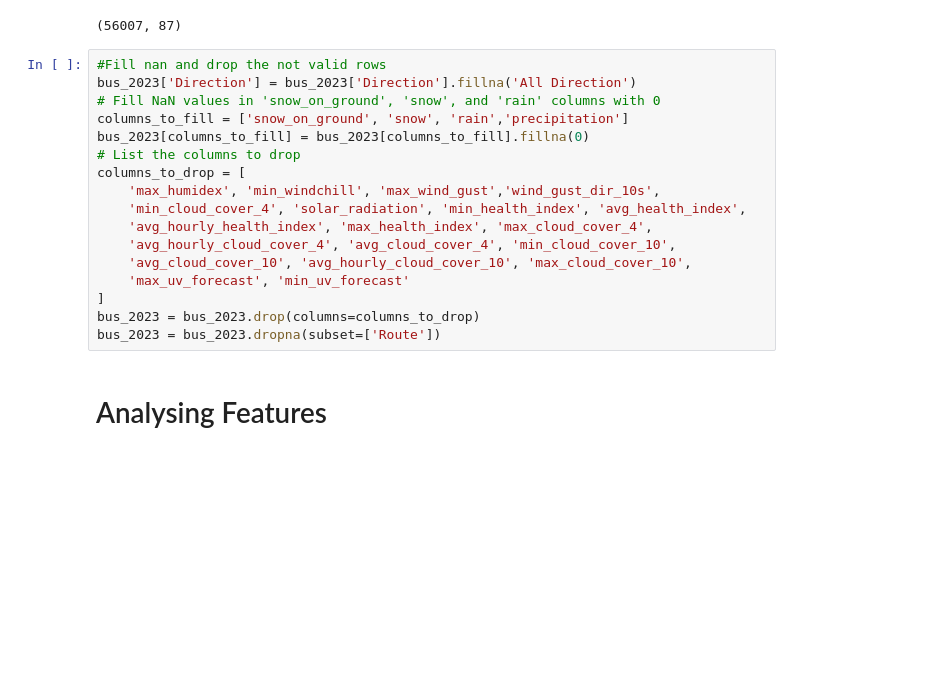
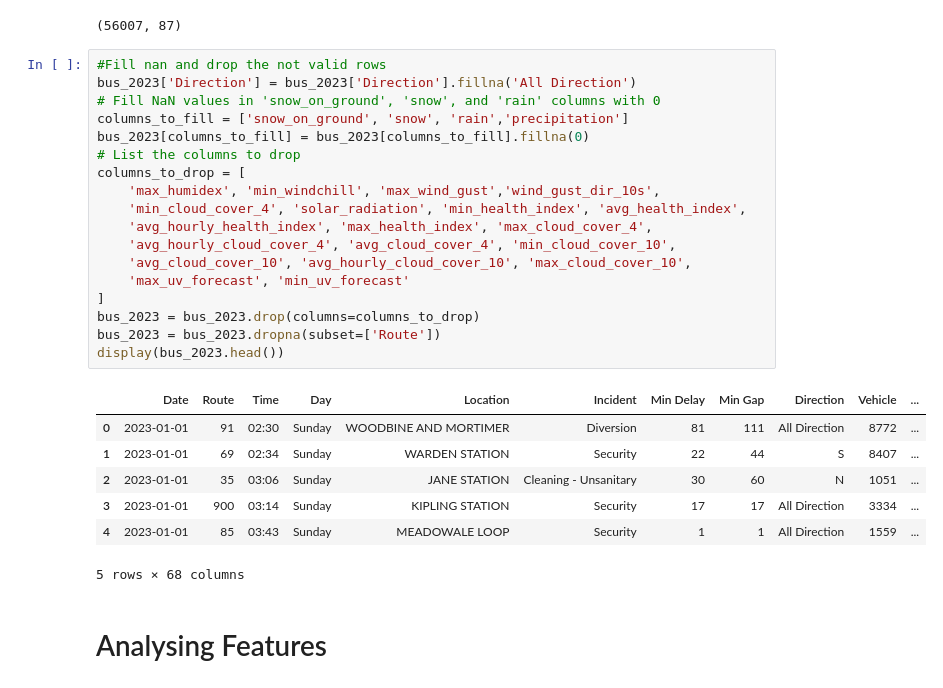
Before and after one commit to roman12b/Big_Project_TTC_Delays, a Jupyter notebook: bus_delay.ipynb, the cells around one changed output. Saved outputs shown, nothing was run; the diff lists cells and outputs as text; blank space fills up the shorter version.

```diff
--- a/bus_delay.ipynb
+++ b/bus_delay.ipynb
@@ -127,20 +127,29 @@ No rows with exactly the same data.
 # %%
 #Fill nan and drop the not valid rows
 bus_2023['Direction'] = bus_2023['Direction'].fillna('All Direction')
 # Fill NaN values in 'snow_on_ground', 'snow', and 'rain' columns with 0
 columns_to_fill = ['snow_on_ground', 'snow', 'rain','precipitation']
 bus_2023[columns_to_fill] = bus_2023[columns_to_fill].fillna(0)
 # List the columns to drop
 columns_to_drop = [
     'max_humidex', 'min_windchill', 'max_wind_gust','wind_gust_dir_10s',
     'min_cloud_cover_4', 'solar_radiation', 'min_health_index', 'avg_health_index',
     'avg_hourly_health_index', 'max_health_index', 'max_cloud_cover_4',
     'avg_hourly_cloud_cover_4', 'avg_cloud_cover_4', 'min_cloud_cover_10',
     'avg_cloud_cover_10', 'avg_hourly_cloud_cover_10', 'max_cloud_cover_10',
     'max_uv_forecast', 'min_uv_forecast'
 ]
 bus_2023 = bus_2023.drop(columns=columns_to_drop)
 bus_2023 = bus_2023.dropna(subset=['Route'])
+display(bus_2023.head())
+# %% [output]
+|  | Date | Route | Time | Day | Location | Incident | Min Delay | Min Gap | Direction | Vehicle | ... |
+| 0 | 2023-01-01 | 91 | 02:30 | Sunday | WOODBINE AND MORTIMER | Diversion | 81 | 111 | All Direction | 8772 | ... |
+| 1 | 2023-01-01 | 69 | 02:34 | Sunday | WARDEN STATION | Security | 22 | 44 | S | 8407 | ... |
+| 2 | 2023-01-01 | 35 | 03:06 | Sunday | JANE STATION | Cleaning - Unsanitary | 30 | 60 | N | 1051 | ... |
+| 3 | 2023-01-01 | 900 | 03:14 | Sunday | KIPLING STATION | Security | 17 | 17 | All Direction | 3334 | ... |
+| 4 | 2023-01-01 | 85 | 03:43 | Sunday | MEADOWALE LOOP | Security | 1 | 1 | All Direction | 1559 | ... |
+5 rows × 68 columns
 # %% [markdown]
 # Analysing Features
 # %%
```
Also changed, not shown: parts of 1 cell of this notebook, 1 other file.
